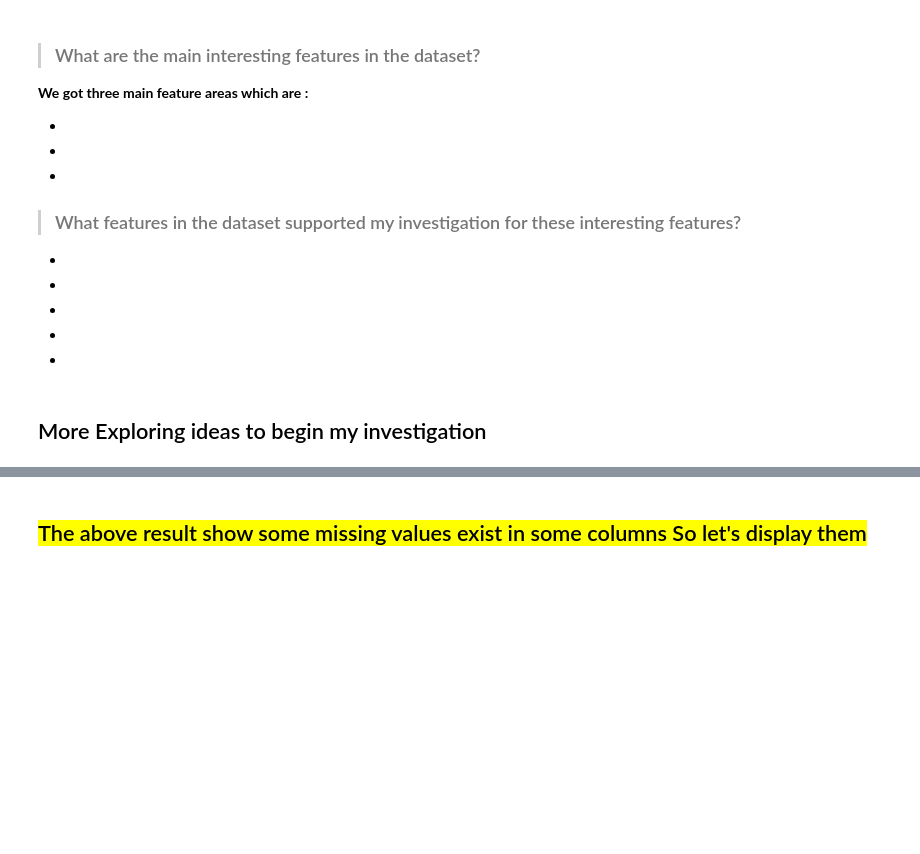
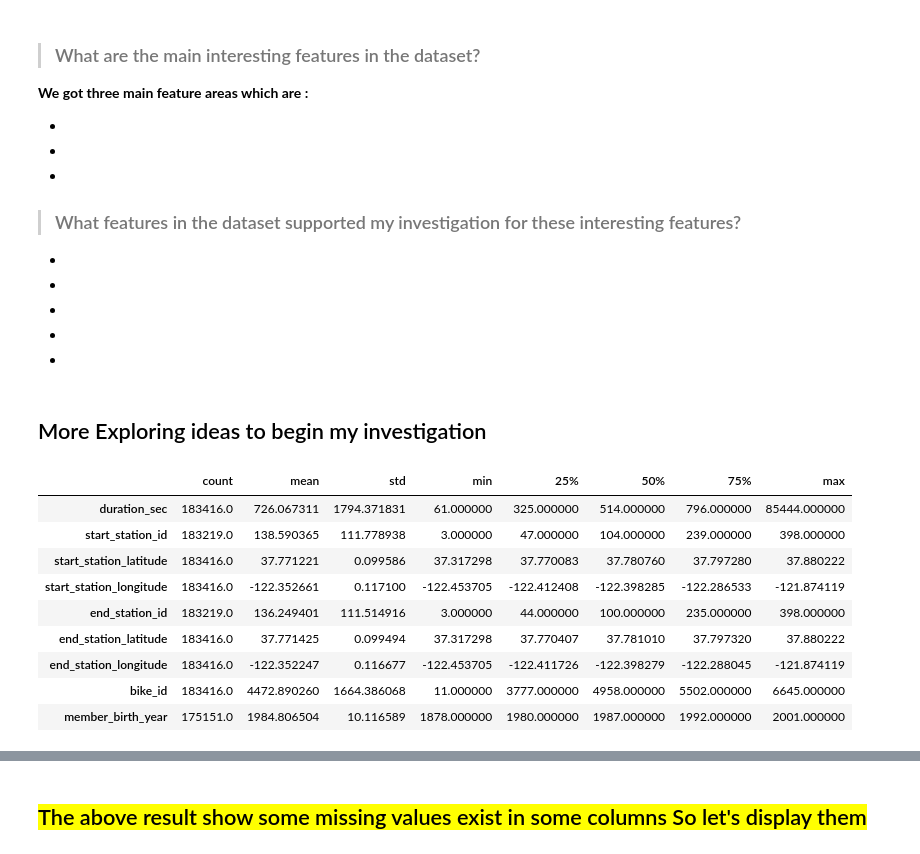
Before and after one commit to Noha62928/CA_AIS2_G1_Ml, a Jupyter notebook: DA/DA/Final_Project/datasciece-Final-Project.ipynb, the cells around one changed output, grey strips where cells are left out. Drawn from its saved outputs; the diff is of its cells as text; code cells hidden in the pictures; blank space fills up the shorter version.

```diff
--- a/DA/DA/Final_Project/datasciece-Final-Project.ipynb
+++ b/DA/DA/Final_Project/datasciece-Final-Project.ipynb
@@ -301,5 +301,18 @@ df.describe()
 ##  More Exploring ideas to begin my investigation
 # %%
 #This code for describing statistical data ideas in a more organized and readable table
+col_num = df.select_dtypes(include = "number").describe().T
+col_num
+# %% [output]
+|  | count | mean | std | min | 25% | 50% | 75% | max |
+| duration_sec | 183416.0 | 726.067311 | 1794.371831 | 61.000000 | 325.000000 | 514.000000 | 796.000000 | 85444.000000 |
+| start_station_id | 183219.0 | 138.590365 | 111.778938 | 3.000000 | 47.000000 | 104.000000 | 239.000000 | 398.000000 |
+| start_station_latitude | 183416.0 | 37.771221 | 0.099586 | 37.317298 | 37.770083 | 37.780760 | 37.797280 | 37.880222 |
+| start_station_longitude | 183416.0 | -122.352661 | 0.117100 | -122.453705 | -122.412408 | -122.398285 | -122.286533 | -121.874119 |
+| end_station_id | 183219.0 | 136.249401 | 111.514916 | 3.000000 | 44.000000 | 100.000000 | 235.000000 | 398.000000 |
+| end_station_latitude | 183416.0 | 37.771425 | 0.099494 | 37.317298 | 37.770407 | 37.781010 | 37.797320 | 37.880222 |
+| end_station_longitude | 183416.0 | -122.352247 | 0.116677 | -122.453705 | -122.411726 | -122.398279 | -122.288045 | -121.874119 |
+| bike_id | 183416.0 | 4472.890260 | 1664.386068 | 11.000000 | 3777.000000 | 4958.000000 | 5502.000000 | 6645.000000 |
+| member_birth_year | 175151.0 | 1984.806504 | 10.116589 | 1878.000000 | 1980.000000 | 1987.000000 | 1992.000000 | 2001.000000 |
 # %%
 # display the information about each column
```
Also changed, not shown: parts of 1 cell of this notebook.
